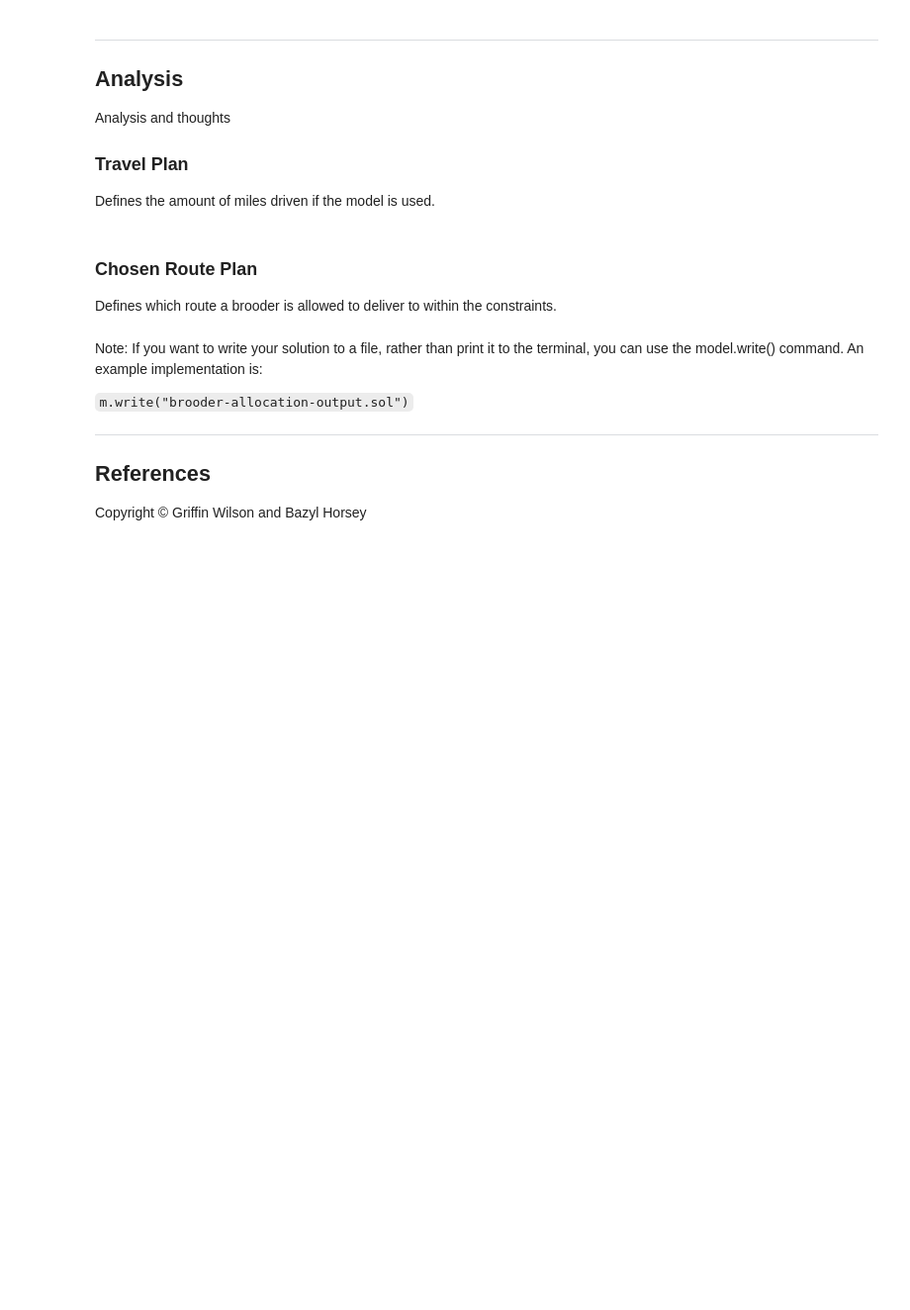
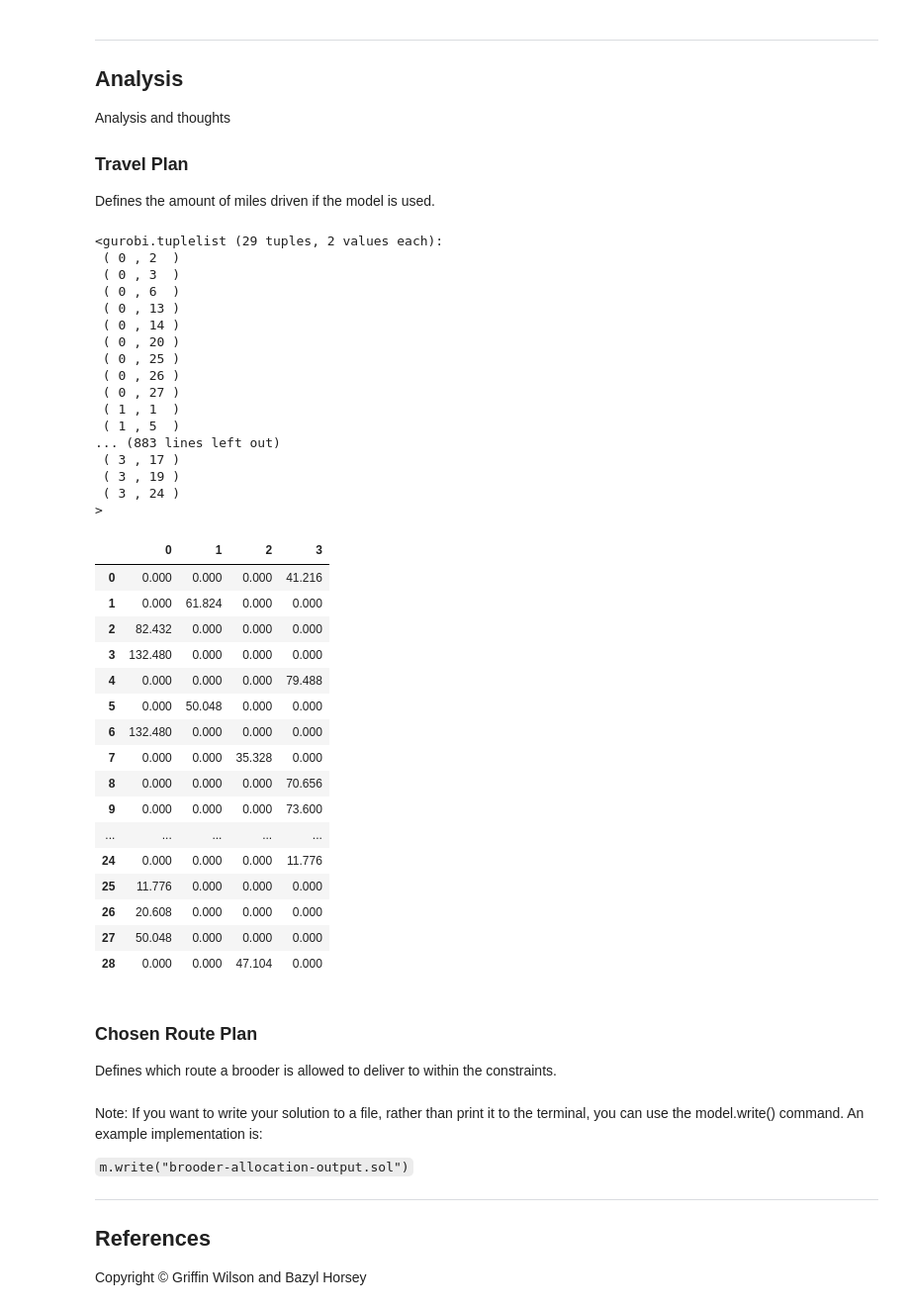
Before and after one commit to bazylhorsey/livestock-logistic-optimizer, a Jupyter notebook: brooder_allocation.ipynb, the cells around one changed output. Shown: that part at 99% size. Drawn from its saved outputs; the diff is of its cells as text; code cells hidden in the pictures; blank space fills up the shorter version.

Commit message:
new dataframe

```diff
--- a/brooder_allocation.ipynb
+++ b/brooder_allocation.ipynb
@@ -230,8 +230,8 @@ for i, row in distances_frame.iterrows():
         distances[(j, i)] = row[j]
 edge, distance = gp.multidict(distances)
 
-NUM_OF_BROODERS = len(brooder_capacity) - 1
-NUM_OF_FINISHERS = len(finisher_capacity) - 1
+NUM_OF_BROODERS = len(brooder_capacity)
+NUM_OF_FINISHERS = len(finisher_capacity)
 BK = 6.715
 FK = 2.944
 # %% [markdown]
@@ -337,3 +336,47 @@ Defines the amount of miles driven if the model is used.
+# %%
+vals = m.getAttr("x", x)
+selected = gp.tuplelist((i, j) for i, j in vals.keys() if vals[i, j] == 1.0)
+df = pd.DataFrame(np.zeros((NUM_OF_FINISHERS, NUM_OF_BROODERS)))
+vals = m.getAttr("x", x)
+selected = gp.tuplelist((i, j) for i, j in vals.keys() if vals[i, j] > 0)
+for i in selected:
+    df.at[i[1],i[0]]=distances.get(i,j) * FK
+df
+# %% [output]
+<gurobi.tuplelist (29 tuples, 2 values each):
+ ( 0 , 2  )
+ ( 0 , 3  )
+ ( 0 , 6  )
+ ( 0 , 13 )
+ ( 0 , 14 )
+ ( 0 , 20 )
+ ( 0 , 25 )
+ ( 0 , 26 )
+ ( 0 , 27 )
+ ( 1 , 1  )
+ ( 1 , 5  )
+... (883 lines left out)
+ ( 3 , 17 )
+ ( 3 , 19 )
+ ( 3 , 24 )
+>
+|  | 0 | 1 | 2 | 3 |
+| 0 | 0.000 | 0.000 | 0.000 | 41.216 |
+| 1 | 0.000 | 61.824 | 0.000 | 0.000 |
+| 2 | 82.432 | 0.000 | 0.000 | 0.000 |
+| 3 | 132.480 | 0.000 | 0.000 | 0.000 |
+| 4 | 0.000 | 0.000 | 0.000 | 79.488 |
+| 5 | 0.000 | 50.048 | 0.000 | 0.000 |
+| 6 | 132.480 | 0.000 | 0.000 | 0.000 |
+| 7 | 0.000 | 0.000 | 35.328 | 0.000 |
+| 8 | 0.000 | 0.000 | 0.000 | 70.656 |
+| 9 | 0.000 | 0.000 | 0.000 | 73.600 |
+| ... | ... | ... | ... | ... |
+| 24 | 0.000 | 0.000 | 0.000 | 11.776 |
+| 25 | 11.776 | 0.000 | 0.000 | 0.000 |
+| 26 | 20.608 | 0.000 | 0.000 | 0.000 |
+| 27 | 50.048 | 0.000 | 0.000 | 0.000 |
+| 28 | 0.000 | 0.000 | 47.104 | 0.000 |
 # %% [markdown]
 ### Chosen Route Plan
 
```
Also changed, not shown: parts of 4 cells of this notebook, 2 other files.
